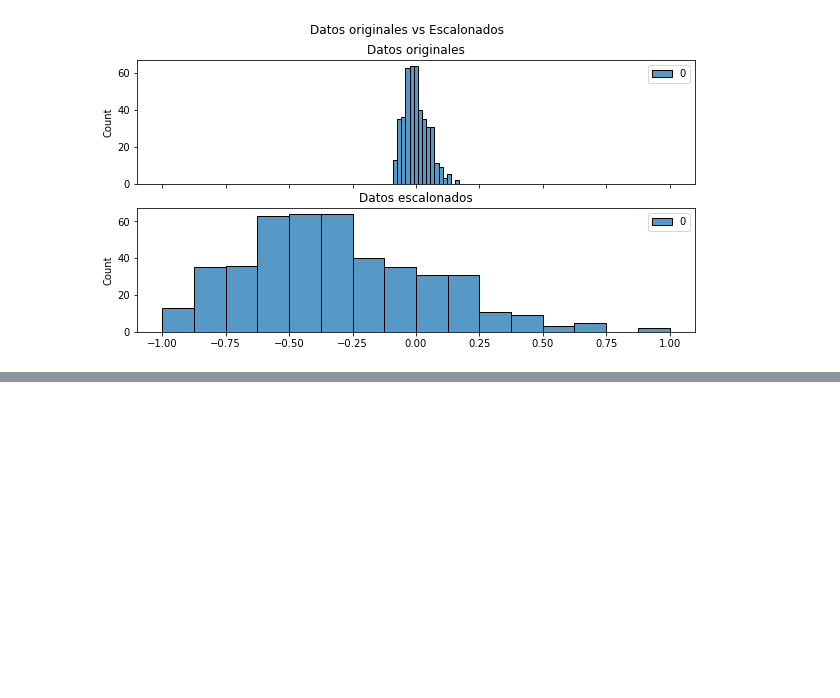
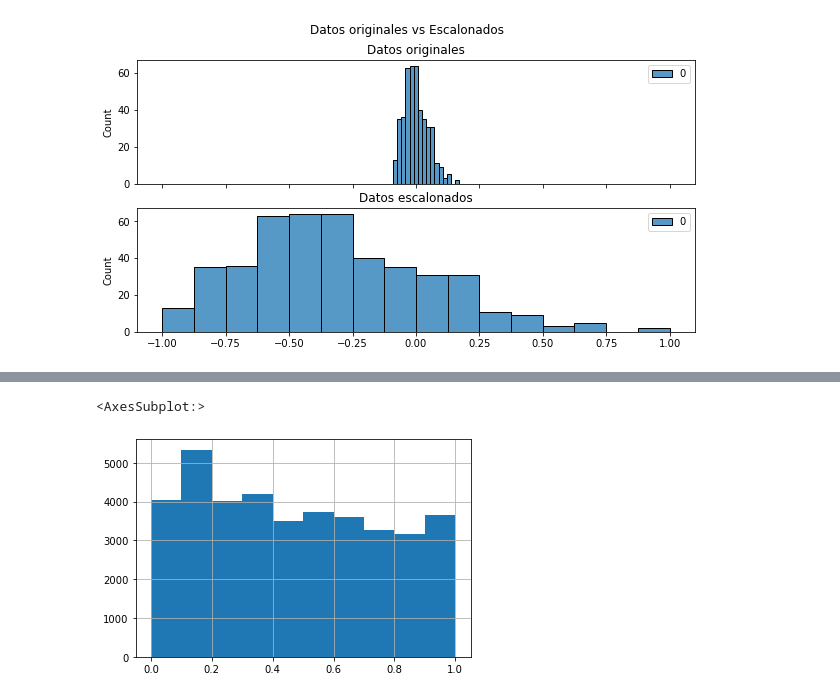
Before and after one commit to JuanFeA98/Estadistica_Probabilidad, a Jupyter notebook: Estadistica Descriptiva/03. Procesamiento de datos.ipynb, the cells around one changed output, grey strips where cells are left out. Drawn from its saved outputs; the diff is of its cells as text; code cells hidden in the pictures; blank space fills up the shorter version.

```diff
--- a/Estadistica Descriptiva/03. Procesamiento de datos.ipynb
+++ b/Estadistica Descriptiva/03. Procesamiento de datos.ipynb
@@ -59,0 +107,6 @@ plt.show()
+# %%
+p = 10000
+df['price_usd'].apply(lambda x: np.tanh(x/p)).hist()
+# %% [output]
+<AxesSubplot:>
+[figure, added]
```
Also changed, not shown: parts of 10 cells of this notebook.
